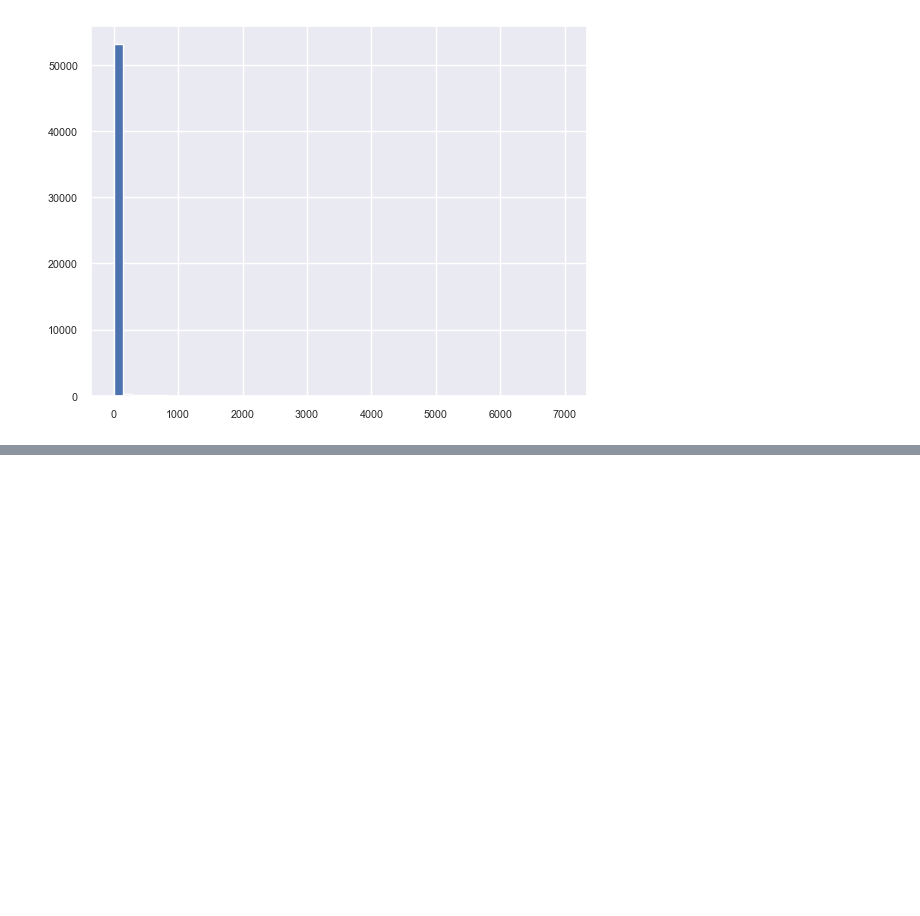
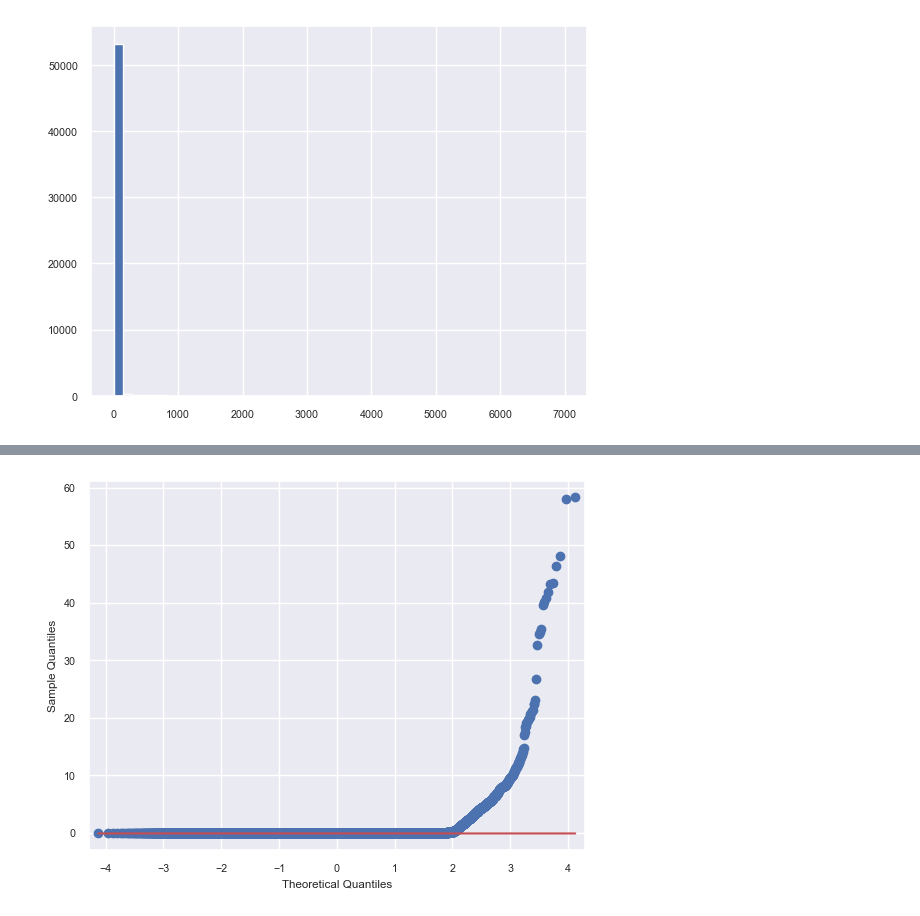
Before and after one commit to FuturisticTechie/exploratory-data-analysis---customer-loans-in-finance882, a Jupyter notebook: eda.ipynb, the cells around one changed output, grey strips where cells are left out. Cells and saved outputs as stored; diff of their text form; code cells hidden in the pictures; blank space fills up the shorter version.

```diff
--- a/eda.ipynb
+++ b/eda.ipynb
@@ -619,0 +652,4 @@ ValueError: Mime type rendering requires nbformat>=4.2.0 but it is not installed
+# %%
+plot.qq_plotter(df, "collection_recovery_fee")
+# %% [output]
+[figure, added]
```
Also changed, not shown: parts of 20 cells of this notebook, 3 other files.
